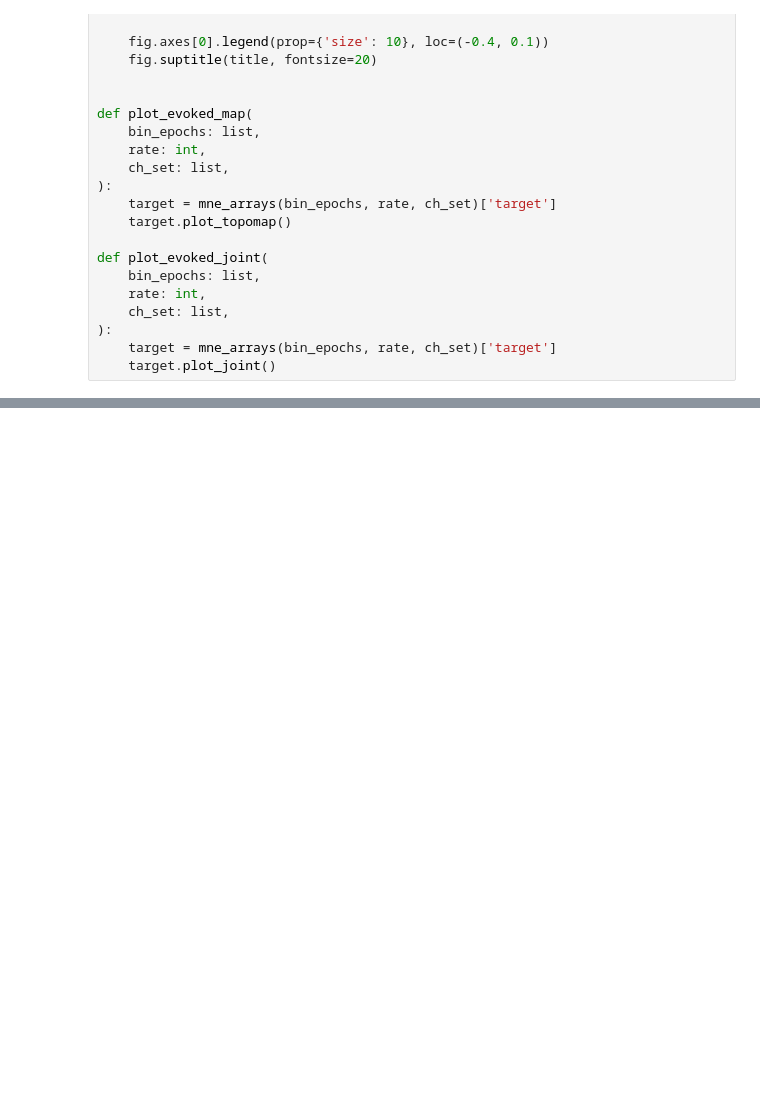
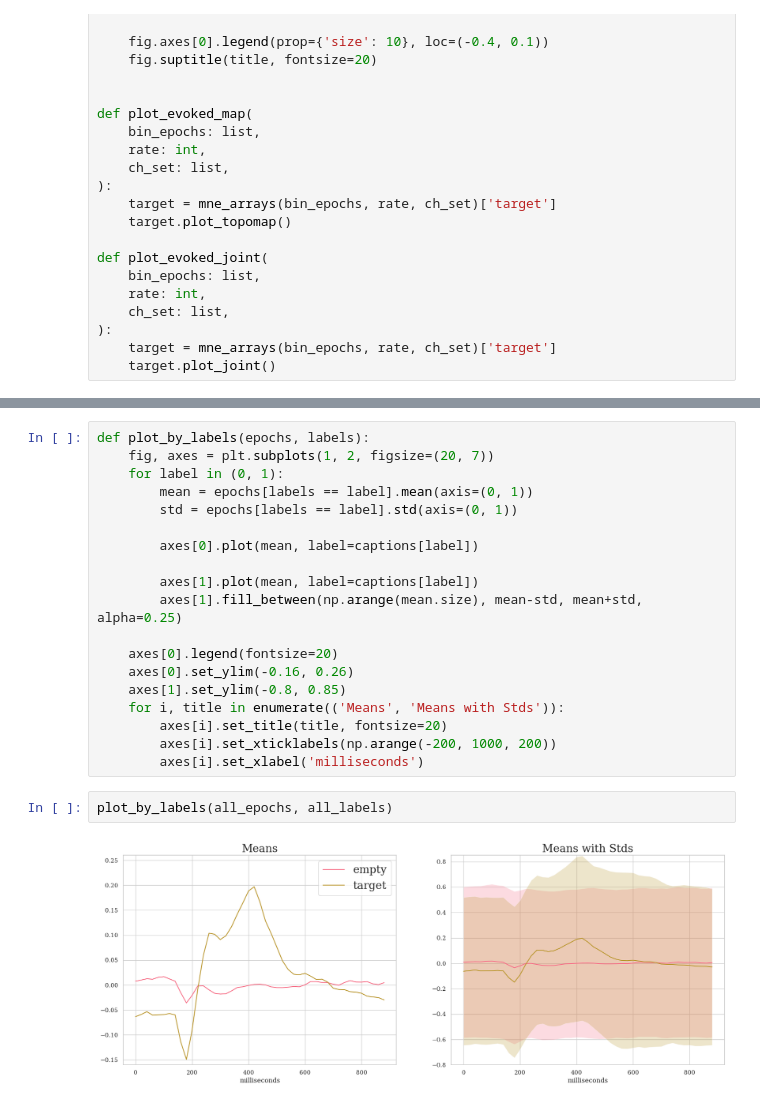
Before and after one commit to lm-cyber/DS_ITMO, a Jupyter notebook: tasks/task3/SVM.ipynb, the cells around one changed output, grey strips where cells are left out. Cells and saved outputs as stored; diff of their text form; blank space fills up the shorter version.

```diff
--- a/tasks/task3/SVM.ipynb
+++ b/tasks/task3/SVM.ipynb
@@ -284,0 +455,23 @@ for _, sessions in sorted(m_data.items()):
+# %%
+def plot_by_labels(epochs, labels):
+    fig, axes = plt.subplots(1, 2, figsize=(20, 7))
+    for label in (0, 1):
+        mean = epochs[labels == label].mean(axis=(0, 1))
+        std = epochs[labels == label].std(axis=(0, 1))
+
+        axes[0].plot(mean, label=captions[label])
+
+        axes[1].plot(mean, label=captions[label])
+        axes[1].fill_between(np.arange(mean.size), mean-std, mean+std, alpha=0.25)
+
+    axes[0].legend(fontsize=20)
+    axes[0].set_ylim(-0.16, 0.26)
+    axes[1].set_ylim(-0.8, 0.85)
+    for i, title in enumerate(('Means', 'Means with Stds')):
+        axes[i].set_title(title, fontsize=20)
+        axes[i].set_xticklabels(np.arange(-200, 1000, 200))
+        axes[i].set_xlabel('milliseconds')
+# %%
+plot_by_labels(all_epochs, all_labels)
+# %% [output]
+[figure, added]
```
Also changed, not shown: parts of 48 cells of this notebook, 11 other files.
